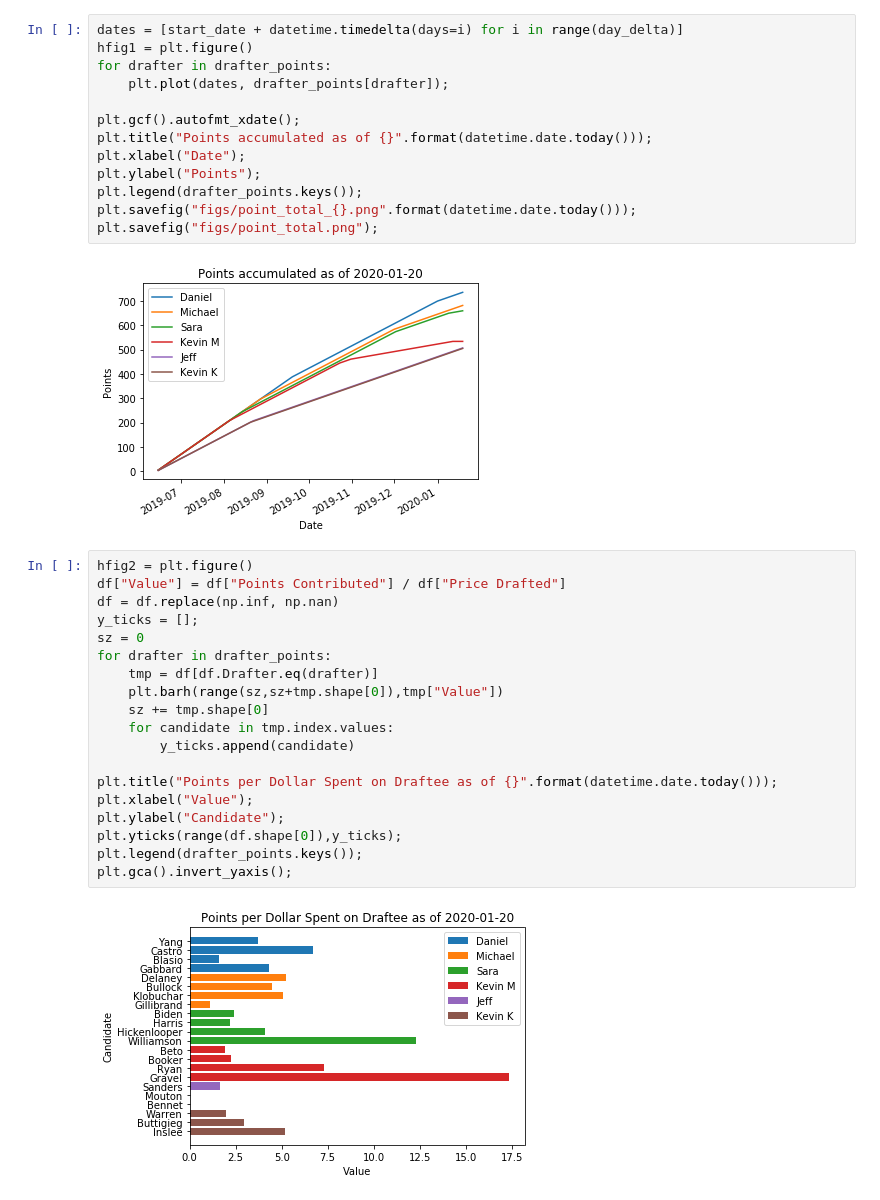
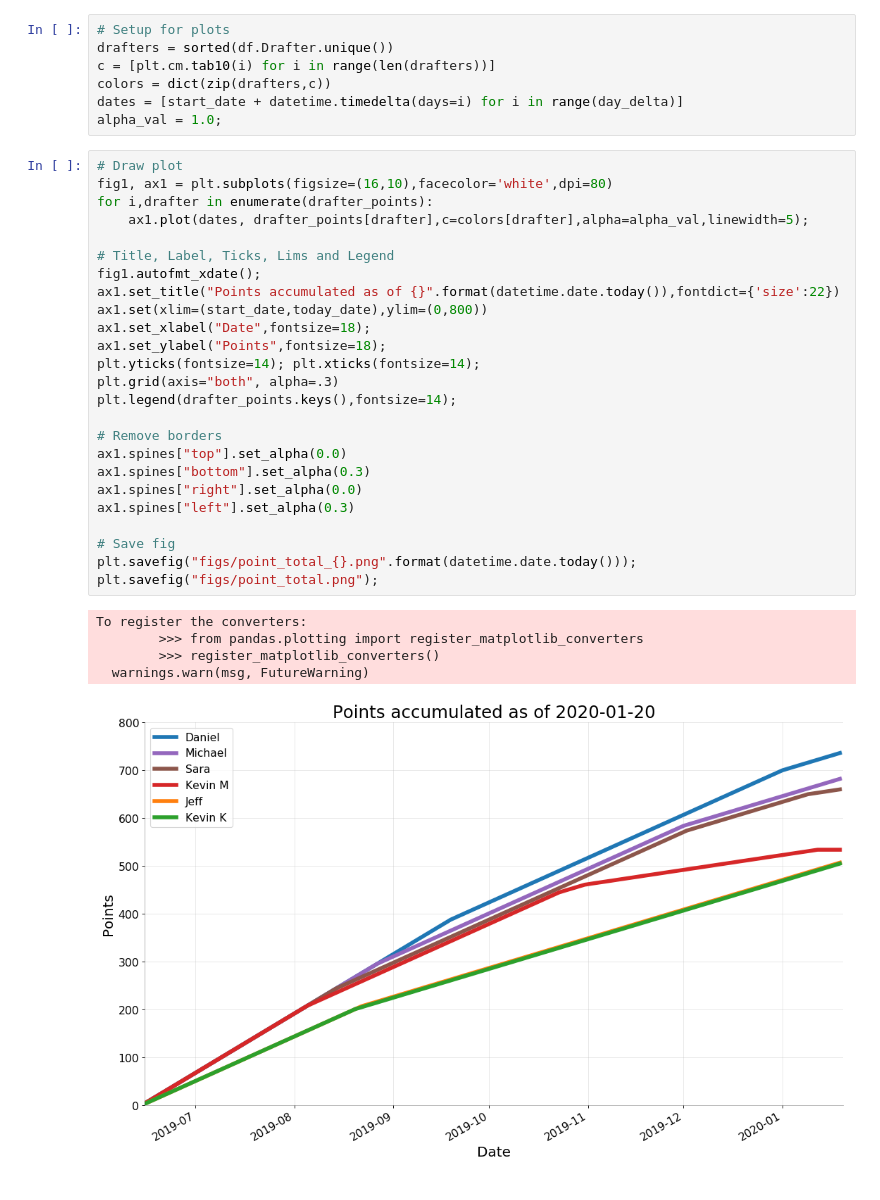
Before and after one commit to graphitical/demmies, a Jupyter notebook: demmies.ipynb, the cells around one changed output. Drawn from its saved outputs; the diff is of its cells as text.

Commit message:
Updated plots for better clarity

```diff
--- a/demmies.ipynb
+++ b/demmies.ipynb
@@ -51,39 +57,41 @@ Sara has 660 points
 Kevin M has 534 points
 Jeff has 507 points
 Kevin K has 505 points
-# %%
-dates = [start_date + datetime.timedelta(days=i) for i in range(day_delta)]
-hfig1 = plt.figure()
-for drafter in drafter_points:
-    plt.plot(dates, drafter_points[drafter]);
-
-plt.gcf().autofmt_xdate();
-plt.title("Points accumulated as of {}".format(datetime.date.today()));
-plt.xlabel("Date");
-plt.ylabel("Points");
-plt.legend(drafter_points.keys());
-plt.savefig("figs/point_total_{}.png".format(datetime.date.today()));
-plt.savefig("figs/point_total.png");
-# %% [output]
-[figure, removed]
-# %%
-hfig2 = plt.figure()
-df["Value"] = df["Points Contributed"] / df["Price Drafted"]
-df = df.replace(np.inf, np.nan)
-y_ticks = [];
-sz = 0
-for drafter in drafter_points:
-    tmp = df[df.Drafter.eq(drafter)]
-    plt.barh(range(sz,sz+tmp.shape[0]),tmp["Value"])
-    sz += tmp.shape[0]
-    for candidate in tmp.index.values:
-        y_ticks.append(candidate)
-
-plt.title("Points per Dollar Spent on Draftee as of {}".format(datetime.date.today()));
-plt.xlabel("Value");
-plt.ylabel("Candidate");
-plt.yticks(range(df.shape[0]),y_ticks);
-plt.legend(drafter_points.keys());
-plt.gca().invert_yaxis();
-# %% [output]
-[figure, removed]
+# %%
+# Setup for plots
+drafters = sorted(df.Drafter.unique())
+c = [plt.cm.tab10(i) for i in range(len(drafters))]
+colors = dict(zip(drafters,c))
+dates = [start_date + datetime.timedelta(days=i) for i in range(day_delta)]
+alpha_val = 1.0;
+# %%
+# Draw plot
+fig1, ax1 = plt.subplots(figsize=(16,10),facecolor='white',dpi=80)
+for i,drafter in enumerate(drafter_points):
+    ax1.plot(dates, drafter_points[drafter],c=colors[drafter],alpha=alpha_val,linewidth=5);
+
+# Title, Label, Ticks, Lims and Legend
+fig1.autofmt_xdate();
+ax1.set_title("Points accumulated as of {}".format(datetime.date.today()),fontdict={'size':22})
+ax1.set(xlim=(start_date,today_date),ylim=(0,800))
+ax1.set_xlabel("Date",fontsize=18);
+ax1.set_ylabel("Points",fontsize=18);
+plt.yticks(fontsize=14); plt.xticks(fontsize=14);
+plt.grid(axis="both", alpha=.3)
+plt.legend(drafter_points.keys(),fontsize=14);
+
+# Remove borders
+ax1.spines["top"].set_alpha(0.0)
+ax1.spines["bottom"].set_alpha(0.3)
+ax1.spines["right"].set_alpha(0.0)
+ax1.spines["left"].set_alpha(0.3)
+
+# Save fig
+plt.savefig("figs/point_total_{}.png".format(datetime.date.today()));
+plt.savefig("figs/point_total.png");
+# %% [output]
+To register the converters:
+        >>> from pandas.plotting import register_matplotlib_converters
+        >>> register_matplotlib_converters()
+  warnings.warn(msg, FutureWarning)
+[figure, added]
```
Also changed, not shown: parts of 9 cells of this notebook, 1 other file.
